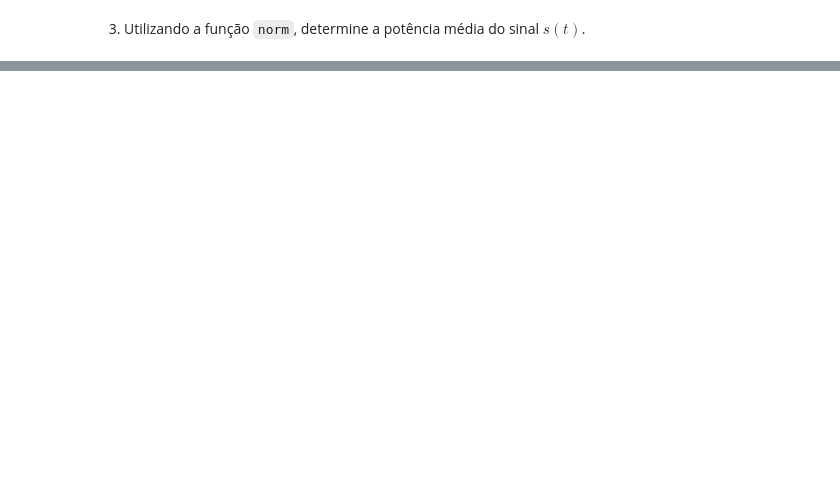
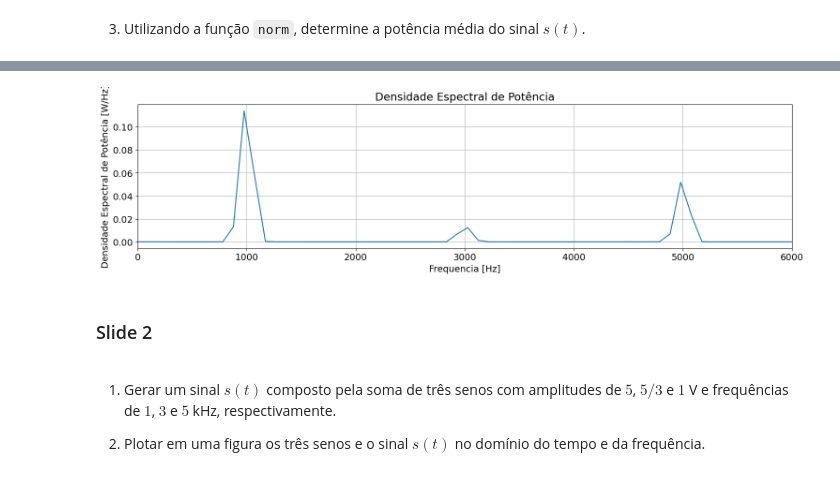
Before and after one commit to gabrielluizep/workbook-eng-telecom, a Jupyter notebook: com1/relatorio-1.ipynb, the cells around one changed output, grey strips where cells are left out. Drawn from its saved outputs; the diff is of its cells as text; code cells hidden in the pictures; blank space fills up the shorter version.

```diff
--- a/com1/relatorio-1.ipynb
+++ b/com1/relatorio-1.ipynb
@@ -8,4 +10,28 @@ plt.rcParams["axes.grid"] = True
 1. Gerar um sinal $s(t)$ composto pela somatória de 3 cossenos com amplitudes de $6V$, $4V$ e $2V$ e frequências de 1, 3, e 5 kHz, respectivamente.
 
 2. Plotar em uma figura os três cossenos e o sinal $s(t)$ no domínio do tempo e da frequência.
+# %%
+A1 = 6
+A2 = 2
+A3 = 4
+
+f1 = int(1e3)
+f2 = int(3e3)
+f3 = int(5e3)
+
+fs = int(100e3)
+t = np.arange(0, 1, 1 / fs)
+f = np.arange(-fs / 2, fs / 2, 1)
+
+x1_t = A1 * np.cos(2 * np.pi * f1 * t)
+X1_t = np.fft.fftshift(np.fft.fft(x1_t)) / len(x1_t)
+
+x2_t = A2 * np.cos(2 * np.pi * f2 * t)
+X2_t = np.fft.fftshift(np.fft.fft(x2_t)) / len(x2_t)
+
+x3_t = A3 * np.cos(2 * np.pi * f3 * t)
+X3_t = np.fft.fftshift(np.fft.fft(x3_t)) / len(x3_t)
+
+s_t = x1_t + x2_t + x3_t
+S_f = np.fft.fftshift(np.fft.fft(s_t)) / len(s_t)
 # %%
@@ -97,0 +102,19 @@ norm
+# %%
+f, Pxx = signal.welch(s_t, fs, nperseg=1024)
+# %%
+plt.figure(figsize=(18, 4))
+plt.plot(f, Pxx)
+
+plt.title("Densidade Espectral de Potência")
+plt.xlabel("Frequencia [Hz]")
+plt.ylabel("Densidade Espectral de Potência [W/Hz]")
+plt.xlim(0, 6e3)
+plt.show()
+# %% [output]
+[figure, added]
+# %% [markdown]
+### Slide 2
+# %% [markdown]
+1. Gerar um sinal $s(t)$ composto pela soma de três senos com amplitudes de $5$, $5/3$ e $1$ V e frequências de $1$, $3$ e $5$ kHz, respectivamente.
+
+2. Plotar em uma figura os três senos e o sinal $s(t)$ no domínio do tempo e da frequência.
```
Also changed, not shown: parts of 26 cells of this notebook, 3 other files.
